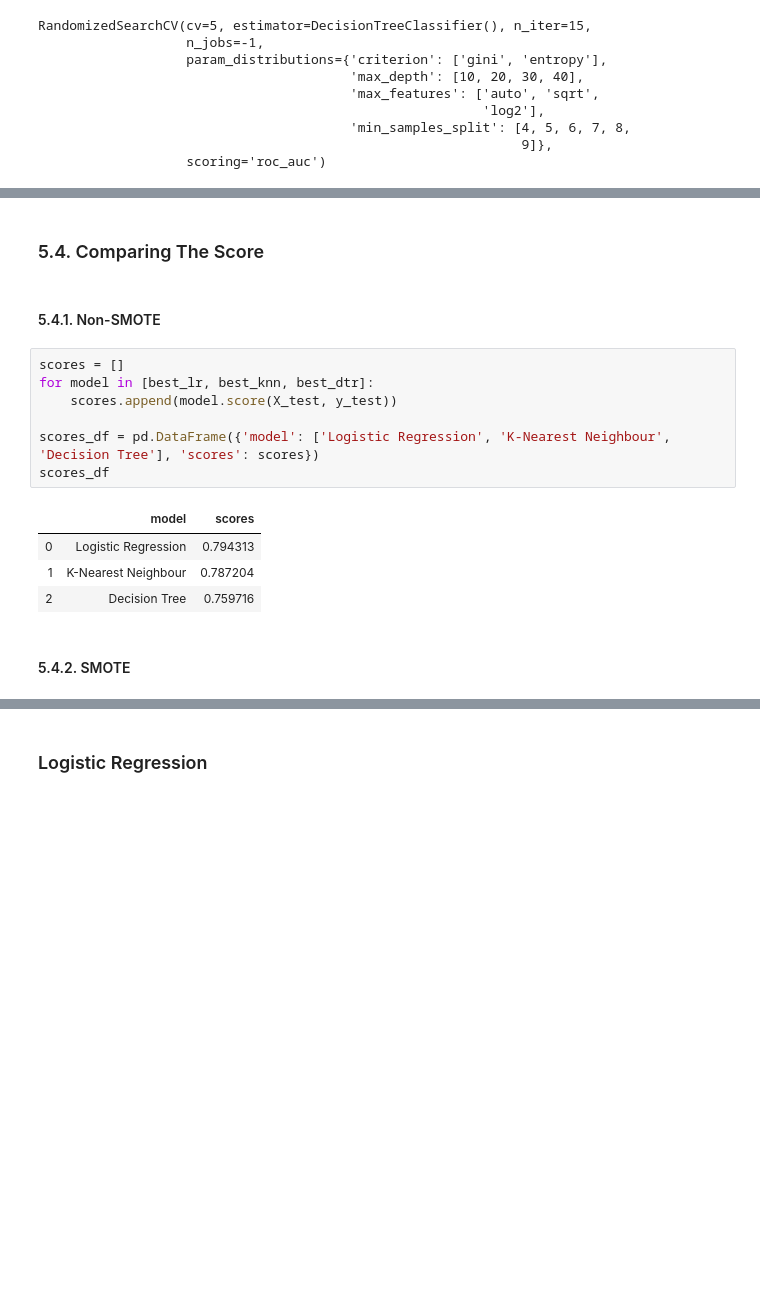
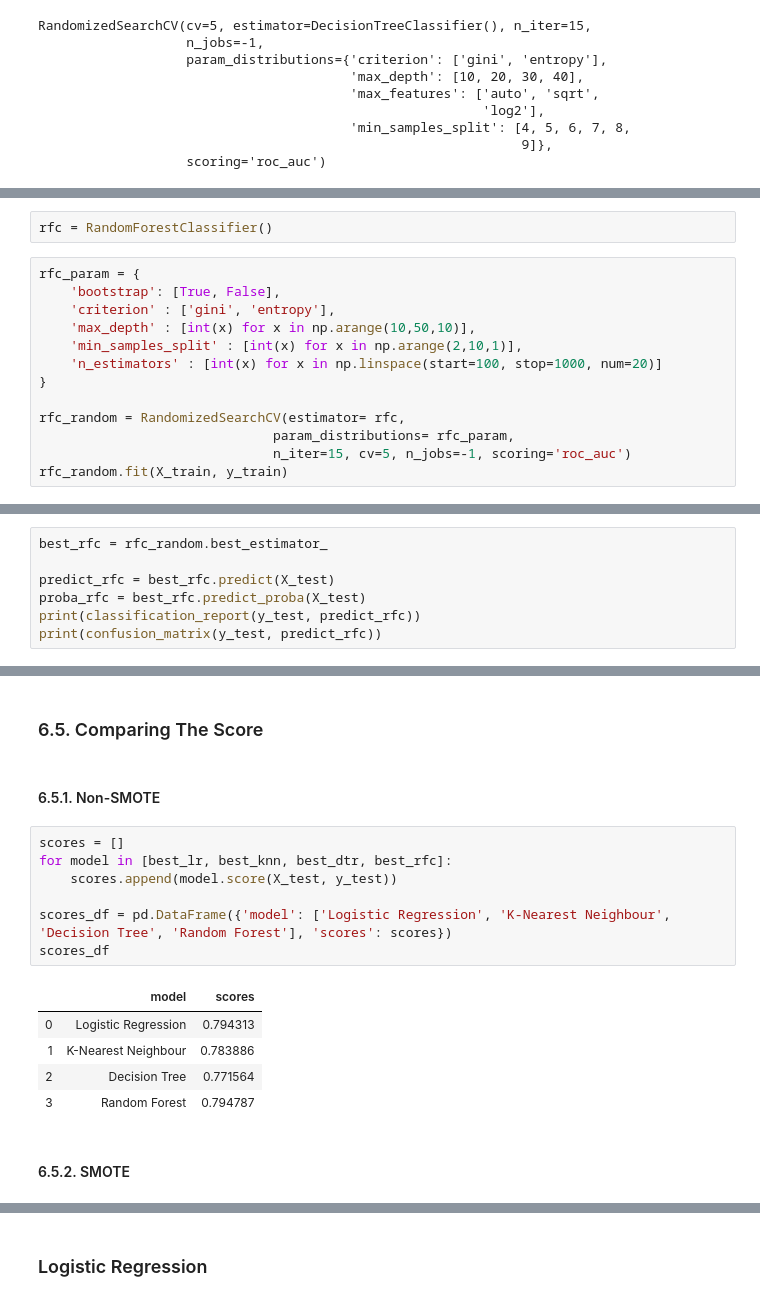
Before and after one commit to farah31/Final_Project_JCDS01_BKS_Telecom_Customer_Churn_Predict, a Jupyter notebook: 3_Classification_Model_Optimizing.ipynb, the cells around one changed output, grey strips where cells are left out. Drawn from its saved outputs; the diff is of its cells as text; blank space fills up the shorter version.

```diff
--- a/3_Classification_Model_Optimizing.ipynb
+++ b/3_Classification_Model_Optimizing.ipynb
@@ -470,0 +721,15 @@ weighted avg       0.77      0.73      0.75      2110
+# %%
+rfc = RandomForestClassifier()
+# %%
+rfc_param = {
+    'bootstrap': [True, False],
+    'criterion' : ['gini', 'entropy'],
+    'max_depth' : [int(x) for x in np.arange(10,50,10)],
+    'min_samples_split' : [int(x) for x in np.arange(2,10,1)],
+    'n_estimators' : [int(x) for x in np.linspace(start=100, stop=1000, num=20)]
+}
+
+rfc_random = RandomizedSearchCV(estimator= rfc,
+                              param_distributions= rfc_param,
+                              n_iter=15, cv=5, n_jobs=-1, scoring='roc_auc')
+rfc_random.fit(X_train, y_train)
@@ -470,0 +762,7 @@ weighted avg       0.77      0.73      0.75      2110
+# %%
+best_rfc = rfc_random.best_estimator_
+
+predict_rfc = best_rfc.predict(X_test)
+proba_rfc = best_rfc.predict_proba(X_test)
+print(classification_report(y_test, predict_rfc))
+print(confusion_matrix(y_test, predict_rfc))
@@ -471,20 +885,21 @@ weighted avg       0.77      0.73      0.75      2110
 # %% [markdown]
-### 5.4. Comparing The Score
+### 6.5. Comparing The Score
 # %% [markdown]
-#### 5.4.1. Non-SMOTE
+#### 6.5.1. Non-SMOTE
 # %%
 scores = []
-for model in [best_lr, best_knn, best_dtr]:
+for model in [best_lr, best_knn, best_dtr, best_rfc]:
     scores.append(model.score(X_test, y_test))
 
-scores_df = pd.DataFrame({'model': ['Logistic Regression', 'K-Nearest Neighbour', 'Decision Tree'], 'scores': scores})
+scores_df = pd.DataFrame({'model': ['Logistic Regression', 'K-Nearest Neighbour', 'Decision Tree', 'Random Forest'], 'scores': scores})
 scores_df
 # %% [output]
 |  | model | scores |
 | 0 | Logistic Regression | 0.794313 |
-| 1 | K-Nearest Neighbour | 0.787204 |
-| 2 | Decision Tree | 0.759716 |
+| 1 | K-Nearest Neighbour | 0.783886 |
+| 2 | Decision Tree | 0.771564 |
+| 3 | Random Forest | 0.794787 |
 # %% [markdown]
-#### 5.4.2. SMOTE
+#### 6.5.2. SMOTE
 # %%
 scores = []
```
Also changed, not shown: parts of 109 cells of this notebook, 3 other files.
